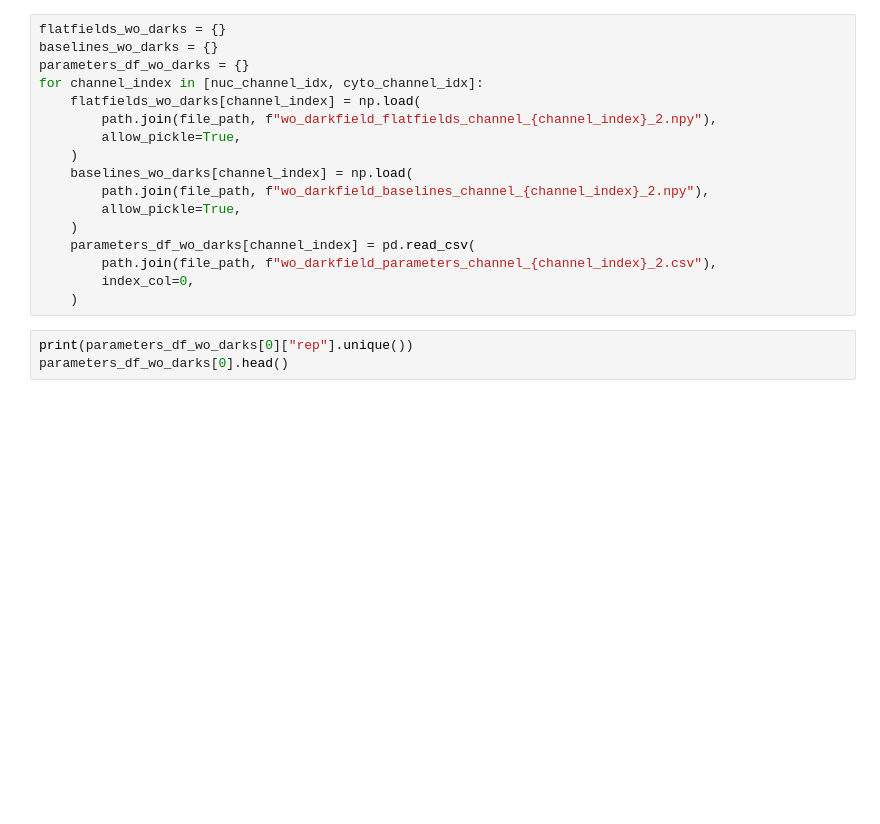
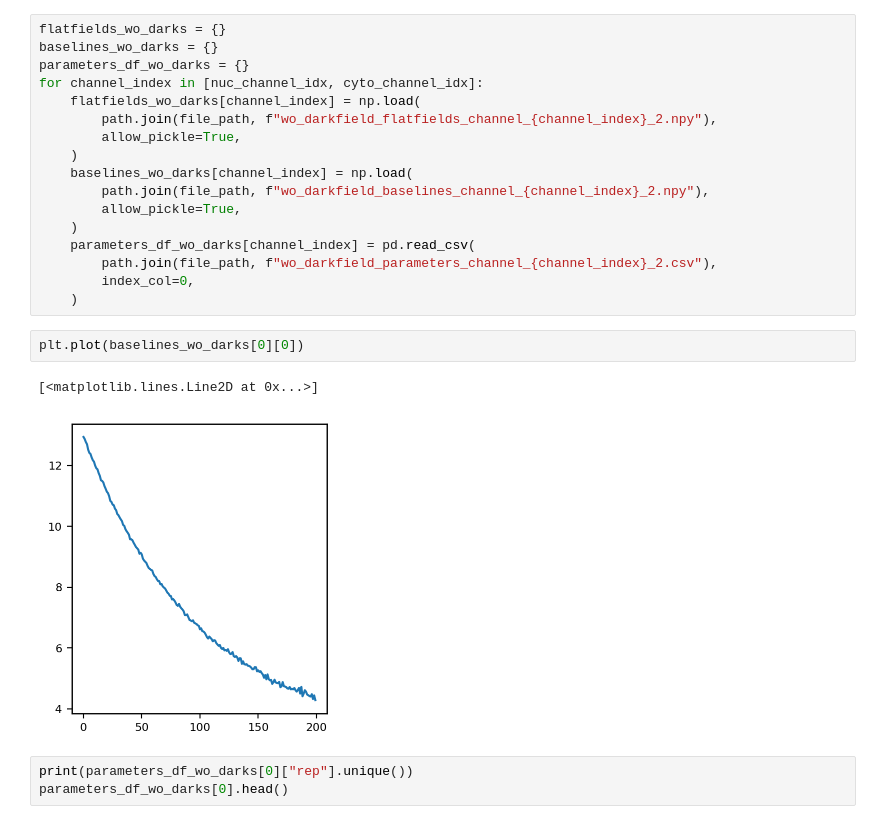
Before and after one commit to yfukai/BaSiCpy, a Jupyter notebook: misc_notebooks/analysis_for_publication/simulated_cells/003_plot.ipynb, the cells around one changed output. Saved outputs shown, nothing was run; the diff lists cells and outputs as text; blank space fills up the shorter version.

```diff
--- a/misc_notebooks/analysis_for_publication/simulated_cells/003_plot.ipynb
+++ b/misc_notebooks/analysis_for_publication/simulated_cells/003_plot.ipynb
@@ -106,6 +106,11 @@ for channel_index in [nuc_channel_idx, cyto_channel_idx]:
         path.join(file_path, f"wo_darkfield_parameters_channel_{channel_index}_2.csv"),
         index_col=0,
     )
+# %%
+plt.plot(baselines_wo_darks[0][0])
+# %% [output]
+[<matplotlib.lines.Line2D at 0x...>]
+[figure, added]
 # %%
 print(parameters_df_wo_darks[0]["rep"].unique())
 parameters_df_wo_darks[0].head()
```
Also changed, not shown: parts of 1 cell of this notebook, 2 other files.
